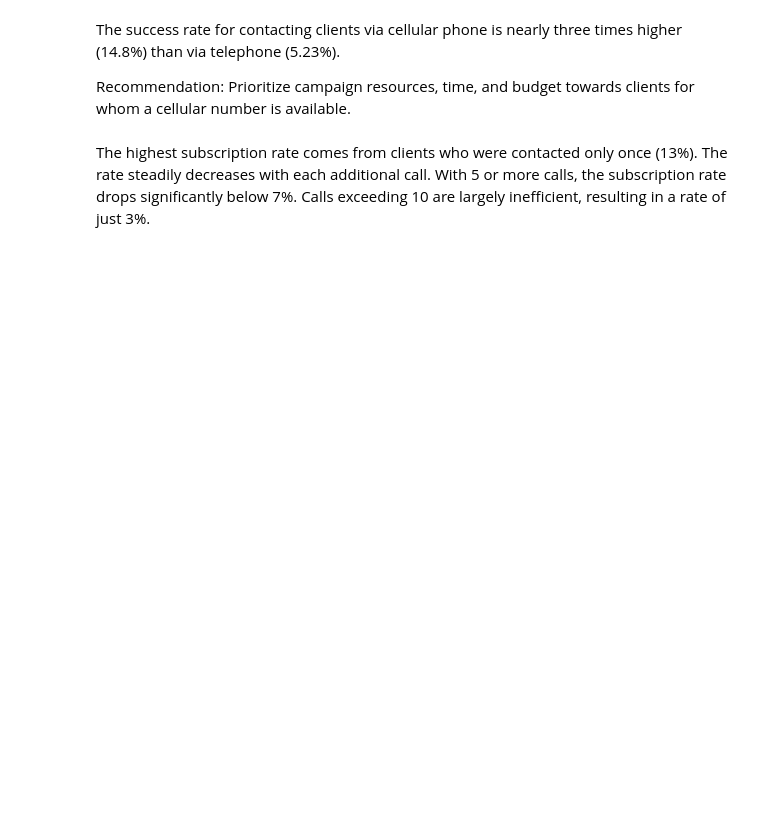
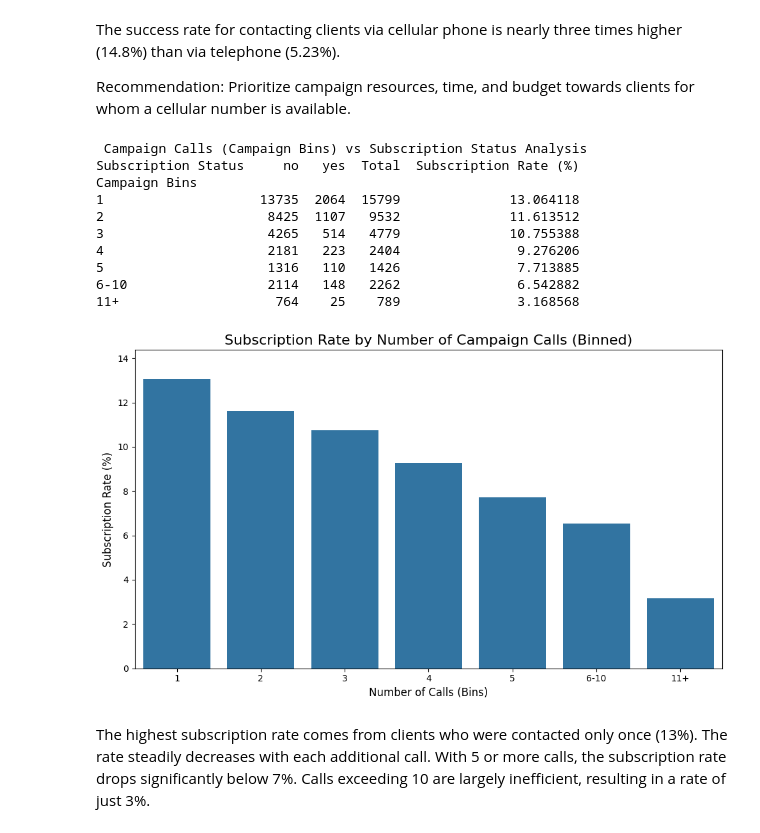
Before and after one commit to kjjuan/doo-koo-thong, a Jupyter notebook: egt309/notebooks/eda.ipynb, the cells around one changed output. Cells and saved outputs as stored; diff of their text form; code cells hidden in the pictures; blank space fills up the shorter version.

```diff
--- a/egt309/notebooks/eda.ipynb
+++ b/egt309/notebooks/eda.ipynb
@@ -739,39 +774,51 @@ Recommendation: Prioritize campaign resources, time, and budget towards clients
 bins = [0, 1, 2, 3, 4, 5, 10, 60]
 labels = ['1', '2', '3', '4', '5', '6-10', '11+']
 
-df_filled['Campaign Bins'] = pd.cut(
-    df_filled['Campaign Calls'],
+df_cleaned['Campaign Bins'] = pd.cut(
+    df_cleaned['Campaign Calls'],
     bins=bins,
     labels=labels,
     right=True,
     include_lowest=True
 )
 
 # Campaign Calls EDA
 feature_col_cc = 'Campaign Bins'
 print(f" Campaign Calls ({feature_col_cc}) vs {target_col} Analysis")
 
 # Calculation
-campaign_analysis = df_filled.groupby([feature_col_cc, target_col]).size().unstack(fill_value=0)
+campaign_analysis = df_cleaned.groupby([feature_col_cc, target_col]).size().unstack(fill_value=0)
 campaign_analysis['Total'] = campaign_analysis['no'] + campaign_analysis['yes']
 if 'yes' in campaign_analysis.columns:
     campaign_analysis['Subscription Rate (%)'] = (campaign_analysis['yes'] / campaign_analysis['Total']) * 100
 else:
     campaign_analysis['Subscription Rate (%)'] = 0
 campaign_analysis = campaign_analysis.sort_values(by='Subscription Rate (%)', ascending=False)
 print(campaign_analysis)
 
 # Plotting
 plt.figure(figsize=(10, 6))
 sns.barplot(x=campaign_analysis.index, y='Subscription Rate (%)', data=campaign_analysis)
 plt.title('Subscription Rate by Number of Campaign Calls (Binned)', fontsize=16)
 plt.xlabel('Number of Calls (Bins)', fontsize=12)
 plt.ylabel('Subscription Rate (%)', fontsize=12)
 plt.ylim(0, campaign_analysis['Subscription Rate (%)'].max() * 1.1)
 plt.xticks(rotation=0)
 plt.tight_layout()
 plt.savefig('campaign_calls_subscription_rate.png')
 plt.show()
+# %% [output]
+ Campaign Calls (Campaign Bins) vs Subscription Status Analysis
+Subscription Status     no   yes  Total  Subscription Rate (%)
+Campaign Bins
+1                    13735  2064  15799              13.064118
+2                     8425  1107   9532              11.613512
+3                     4265   514   4779              10.755388
+4                     2181   223   2404               9.276206
+5                     1316   110   1426               7.713885
+6-10                  2114   148   2262               6.542882
+11+                    764    25    789               3.168568
+[figure, added]
 # %% [markdown]
 The highest subscription rate comes from clients who were contacted only once (13%). The rate steadily decreases with each additional call. With 5 or more calls, the subscription rate drops significantly below 7%. Calls exceeding 10 are largely inefficient, resulting in a rate of just 3%.
 # %%
```
Also changed, not shown: parts of 22 cells of this notebook, 8 other files.
